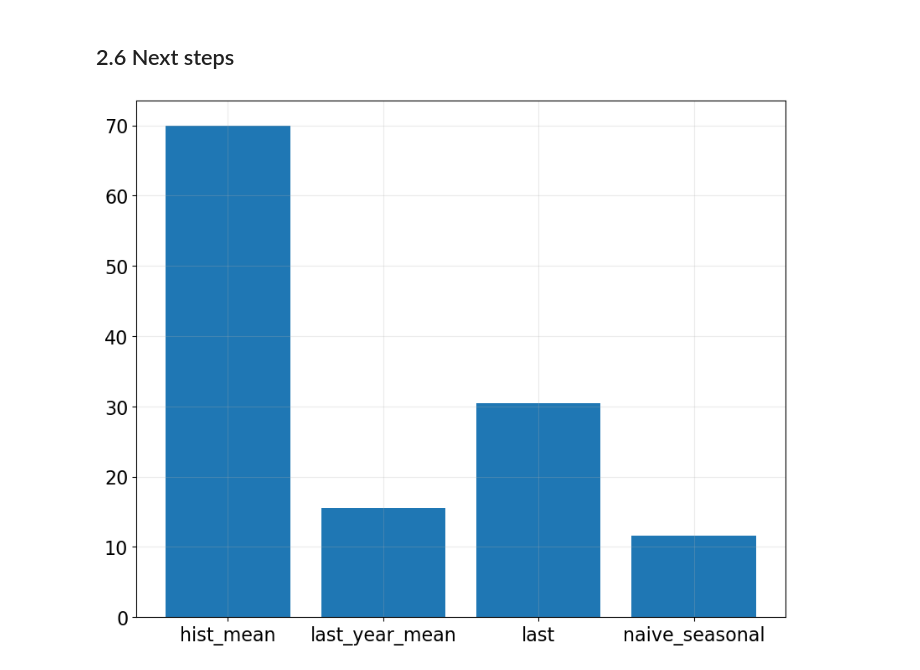
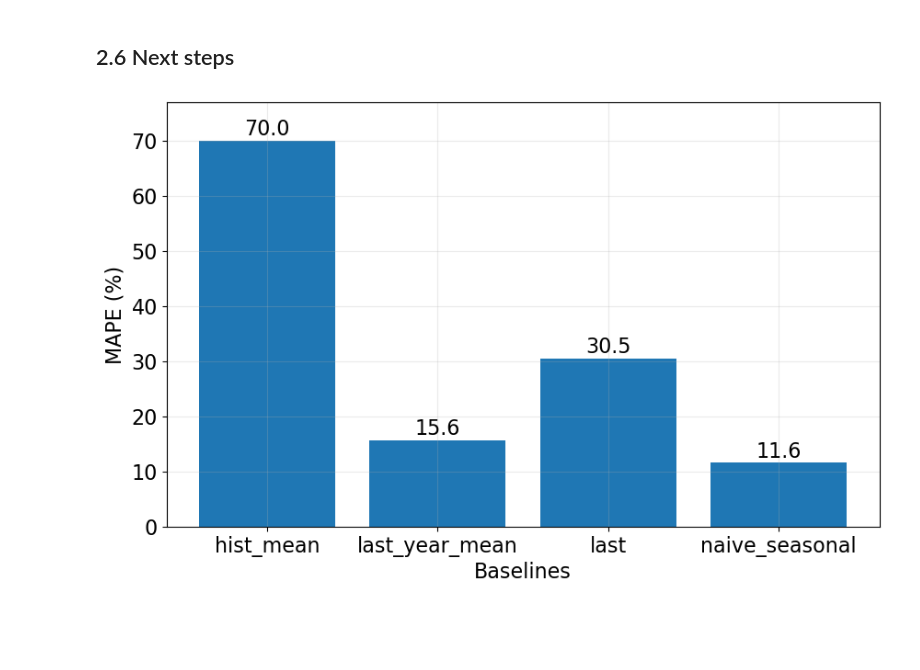
Before and after one commit to LugoBlogger/SI-201-542-forecasting-technique, a Jupyter notebook: week-02.ipynb, the cells around one changed output. Drawn from its saved outputs; the diff is of its cells as text; code cells hidden in the pictures; blank space fills up the shorter version.

```diff
--- a/week-02.ipynb
+++ b/week-02.ipynb
@@ -148,7 +148,7 @@ def mape(y_true, y_pred):
 # %% [markdown]
 Calculate the MAPE for the first baseline (historical mean)
 # %%
-mape_hist_mean = mape(test["datl"], test["pred_mean"])
+mape_hist_mean = mape(test["data"], test["pred_mean"])
 print(f"{mape_hist_mean:.2f}%")
 # %% [output]
 70.01%
@@ -295,17 +295,23 @@ plot_prediction("pred_last_season")
 # %% [markdown]
 ## 2.6 Next steps
 # %%
-fig, ax = plt.subplots(figsize=(10, 8))
+fig, ax = plt.subplots(figsize=(10, 6))
 
 x_array = ["hist_mean", "last_year_mean", "last", "naive_seasonal"]
 y_array = [mape_hist_mean, mape_last_year_mean, mape_last, mape_naive_seasonal]
 
 ax.bar(x_array, y_array)
 ax.grid("on")
+ax.set_xlabel("Baselines")
+ax.set_ylabel("MAPE (%)")
+ax.set_ylim([0., 77])
+
+for idx, val in enumerate(y_array):
+  ax.text(x=idx, y=val+1, s=f"{val:.1f}", ha="center")
 
 plt.show(fig)
 # %% [output]
-[figure, old version]
+[figure, new version]
 # %%
 test[x_array]
 # %% [output]
```
Also changed, not shown: parts of 3 cells of this notebook, 1 other file.
